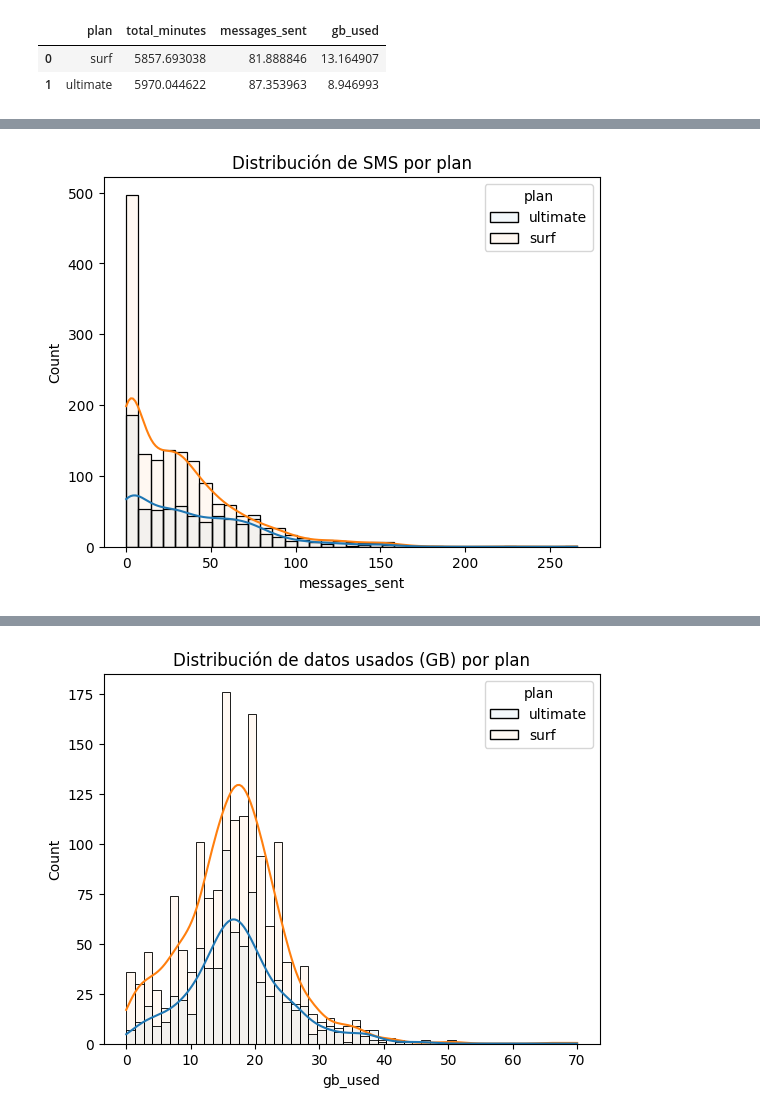
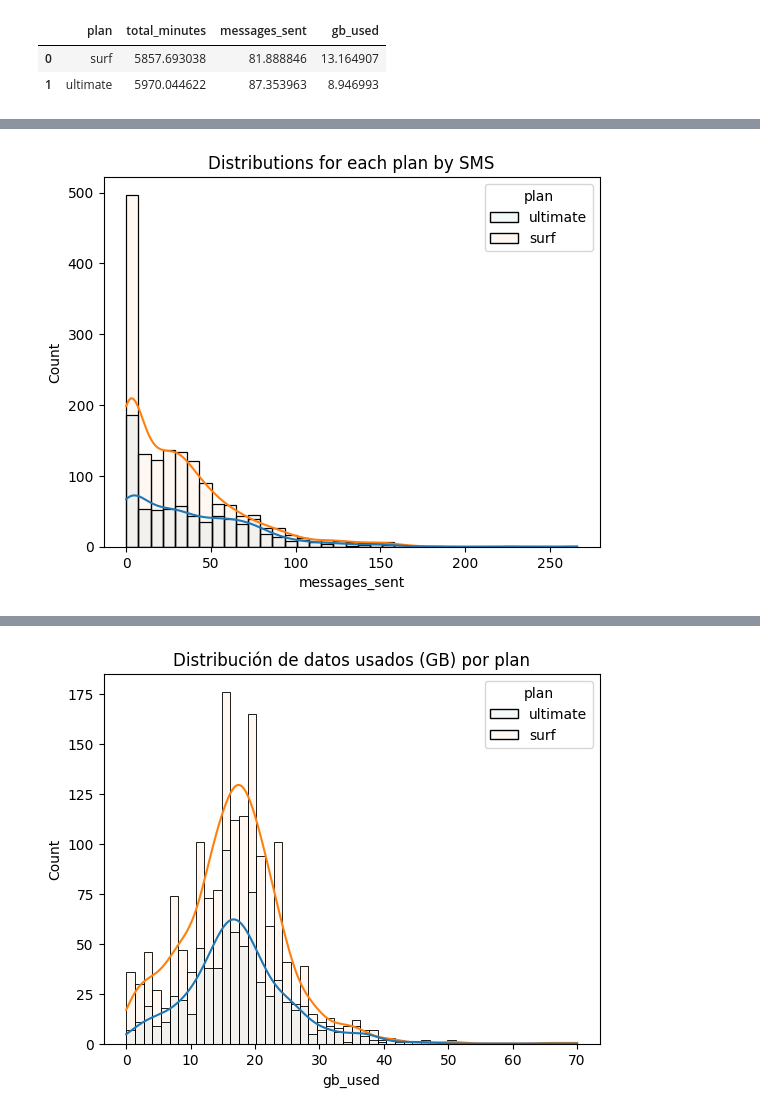
Before and after one commit to camilo180700/analisis-estrategico-telecom-megaline, a Jupyter notebook: strategic_analysis_telecom_plan.ipynb, the cells around one changed output, grey strips where cells are left out. Cells and saved outputs as stored; diff of their text form; code cells hidden in the pictures.

```diff
--- a/strategic_analysis_telecom_plan.ipynb
+++ b/strategic_analysis_telecom_plan.ipynb
@@ -394,6 +401,6 @@ El gráfico evidencia que la distribución de minutos por plan está levemente s
 # %%
 sns.histplot(data=monthly, x='messages_sent', hue='plan', kde=True, alpha=0.05)
-plt.title('Distribución de SMS por plan')
+plt.title('Distributions for each plan by SMS')
 plt.show()
 # %% [output]
-[figure, old version]
+[figure, new version]
```
Also changed, not shown: parts of 33 cells of this notebook.
